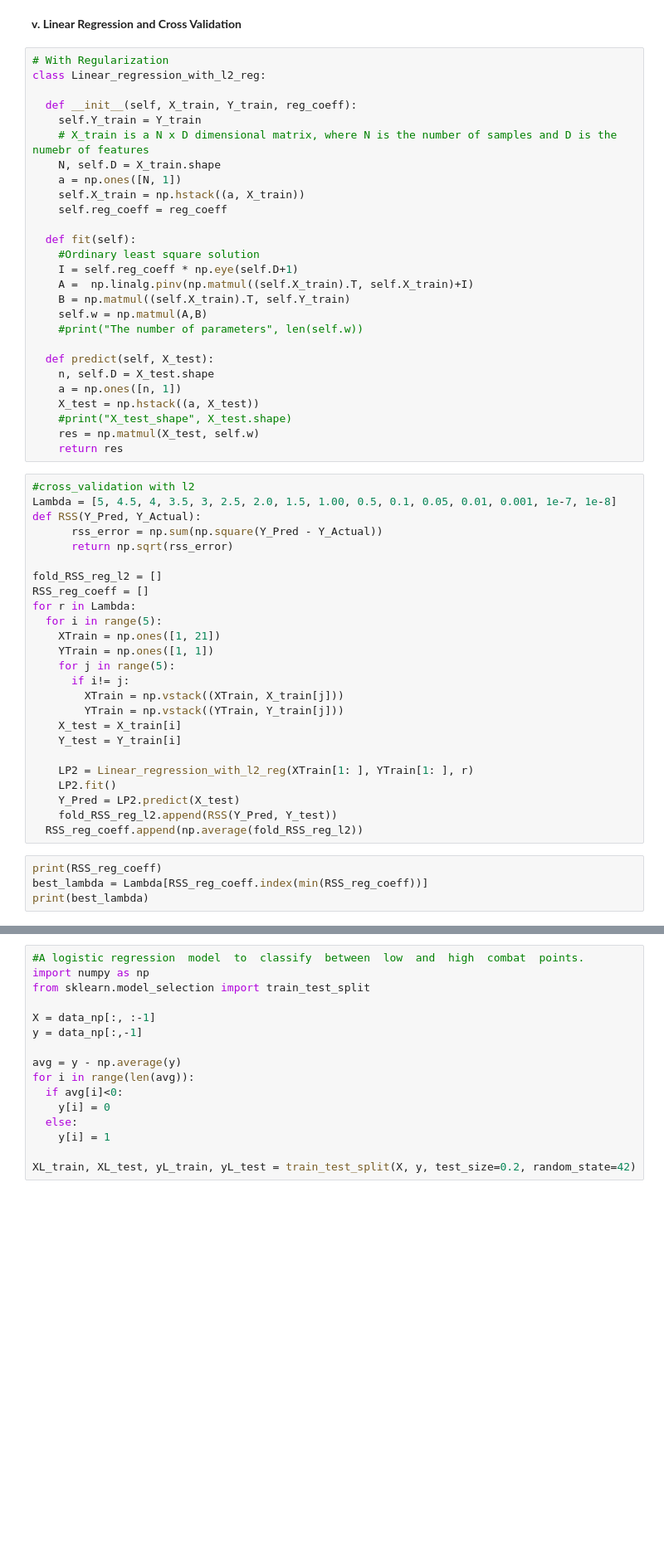
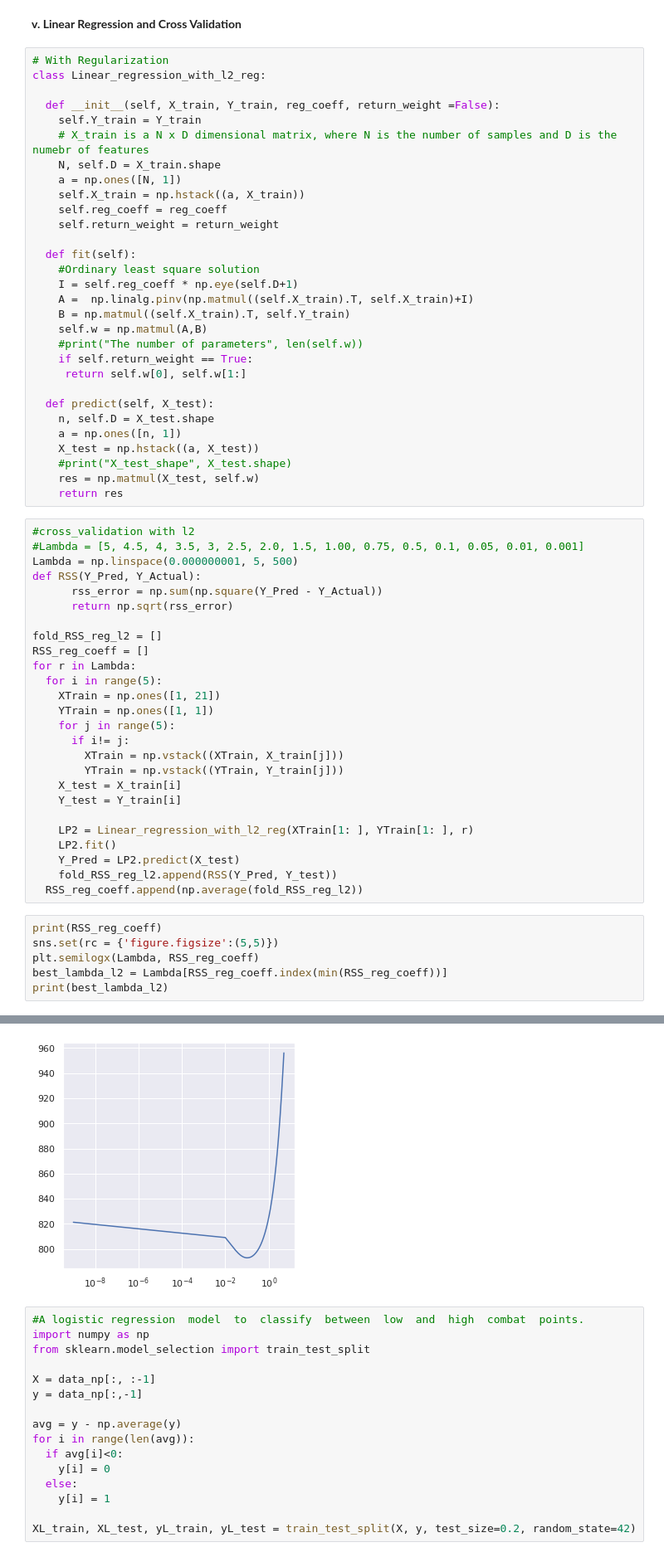
Before and after one commit to adrita23/Machine-Learning_Assignment_2, a Jupyter notebook: ML_Fall21_HW2.ipynb, the cells around one changed output, grey strips where cells are left out. Shown: that part at 83% size. Saved outputs shown, nothing was run; the diff lists cells and outputs as text; blank space fills up the shorter version.

```diff
--- a/ML_Fall21_HW2.ipynb
+++ b/ML_Fall21_HW2.ipynb
@@ -189,13 +222,14 @@ print(np.average(fold_RSS))
 # With Regularization
 class Linear_regression_with_l2_reg:
 
-  def __init__(self, X_train, Y_train, reg_coeff):
+  def __init__(self, X_train, Y_train, reg_coeff, return_weight =False):
     self.Y_train = Y_train
     # X_train is a N x D dimensional matrix, where N is the number of samples and D is the numebr of features
     N, self.D = X_train.shape
     a = np.ones([N, 1])
     self.X_train = np.hstack((a, X_train))
     self.reg_coeff = reg_coeff
+    self.return_weight = return_weight
 
   def fit(self):
     #Ordinary least square solution
@@ -204,6 +238,8 @@ class Linear_regression_with_l2_reg:
     B = np.matmul((self.X_train).T, self.Y_train)
     self.w = np.matmul(A,B)
     #print("The number of parameters", len(self.w))
+    if self.return_weight == True:
+     return self.w[0], self.w[1:]
 
   def predict(self, X_test):
     n, self.D = X_test.shape
@@ -214,7 +250,8 @@ class Linear_regression_with_l2_reg:
     return res
 # %%
 #cross_validation with l2
-Lambda = [5, 4.5, 4, 3.5, 3, 2.5, 2.0, 1.5, 1.00, 0.5, 0.1, 0.05, 0.01, 0.001, 1e-7, 1e-8]
+#Lambda = [5, 4.5, 4, 3.5, 3, 2.5, 2.0, 1.5, 1.00, 0.75, 0.5, 0.1, 0.05, 0.01, 0.001]
+Lambda = np.linspace(0.000000001, 5, 500)
 def RSS(Y_Pred, Y_Actual):
       rss_error = np.sum(np.square(Y_Pred - Y_Actual))
       return np.sqrt(rss_error)
@@ -239,6 +276,8 @@ for r in Lambda:
   RSS_reg_coeff.append(np.average(fold_RSS_reg_l2))
 # %%
 print(RSS_reg_coeff)
-best_lambda = Lambda[RSS_reg_coeff.index(min(RSS_reg_coeff))]
-print(best_lambda)
+sns.set(rc = {'figure.figsize':(5,5)})
+plt.semilogx(Lambda, RSS_reg_coeff)
+best_lambda_l2 = Lambda[RSS_reg_coeff.index(min(RSS_reg_coeff))]
+print(best_lambda_l2)
 # %% [output]
@@ -247,3 +286,4 @@ print(best_lambda)
+[figure, added]
 # %%
 #A logistic regression  model  to  classify  between  low  and  high  combat  points.
 import numpy as np
```
Also changed, not shown: parts of 17 cells of this notebook.
